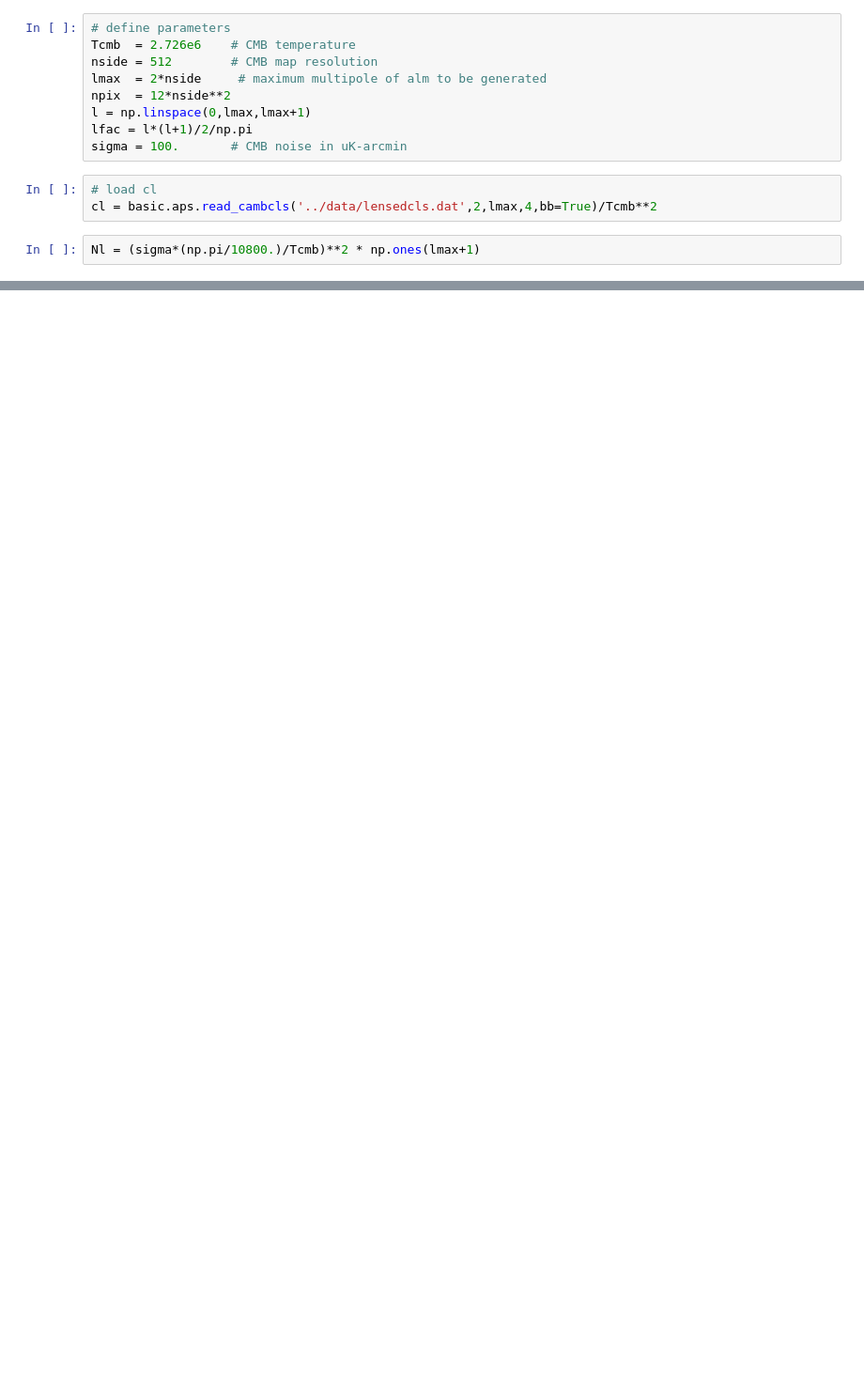
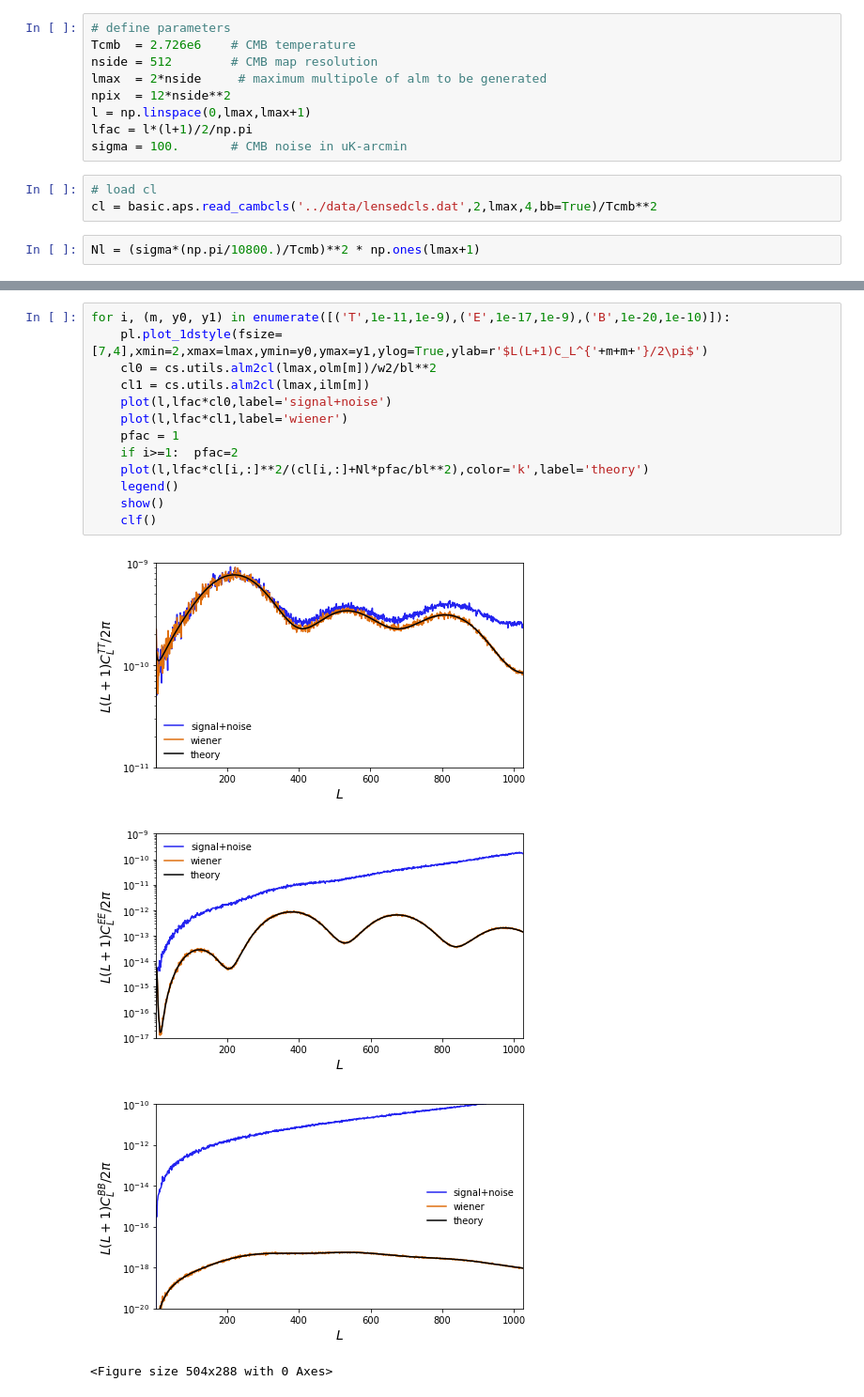
Before and after one commit to toshiyan/cmblensplus, a Jupyter notebook: example/wiener/wiener.ipynb, the cells around one changed output, grey strips where cells are left out. Shown at 94% size. Drawn from its saved outputs; the diff is of its cells as text; blank space fills up the shorter version.

```diff
--- a/example/wiener/wiener.ipynb
+++ b/example/wiener/wiener.ipynb
@@ -60 +75,19 @@ invN = np.reshape(np.array((invn,invn*2.,invn*2.)),(3,1,npix))
+# %%
+for i, (m, y0, y1) in enumerate([('T',1e-11,1e-9),('E',1e-17,1e-9),('B',1e-20,1e-10)]):
+    pl.plot_1dstyle(fsize=[7,4],xmin=2,xmax=lmax,ymin=y0,ymax=y1,ylog=True,ylab=r'$L(L+1)C_L^{'+m+m+'}/2\pi$')
+    cl0 = cs.utils.alm2cl(lmax,olm[m])/w2/bl**2
+    cl1 = cs.utils.alm2cl(lmax,ilm[m])
+    plot(l,lfac*cl0,label='signal+noise')
+    plot(l,lfac*cl1,label='wiener')
+    pfac = 1
+    if i>=1:  pfac=2
+    plot(l,lfac*cl[i,:]**2/(cl[i,:]+Nl*pfac/bl**2),color='k',label='theory')
+    legend()
+    show()
+    clf()
+# %% [output]
+[figure, added]
+[figure, added]
+[figure, added]
+<Figure size 504x288 with 0 Axes>
 # %%
```
Also changed, not shown: parts of 14 cells of this notebook.
